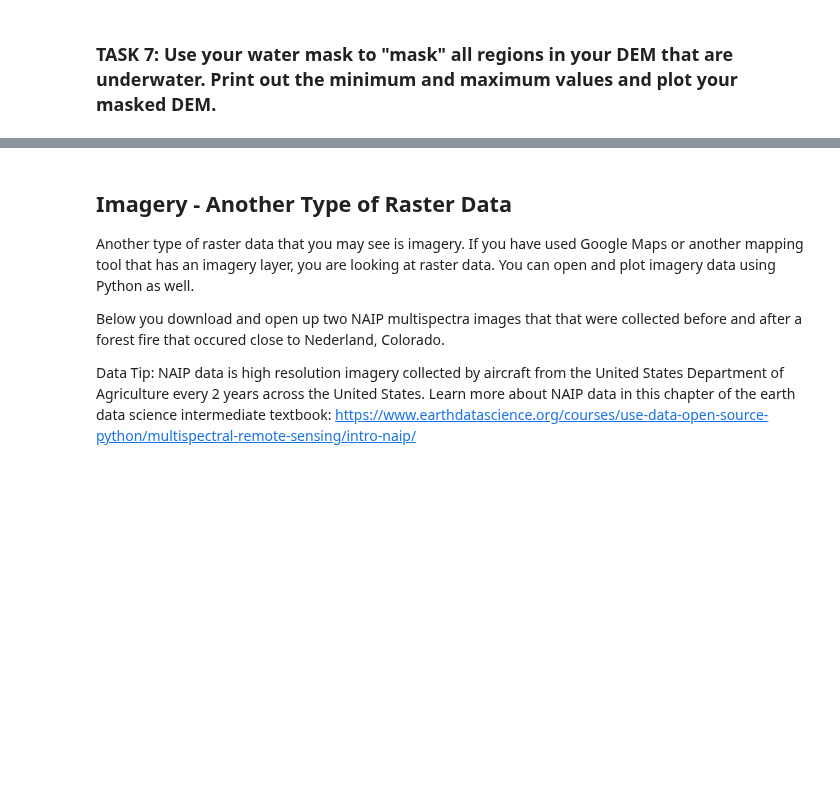
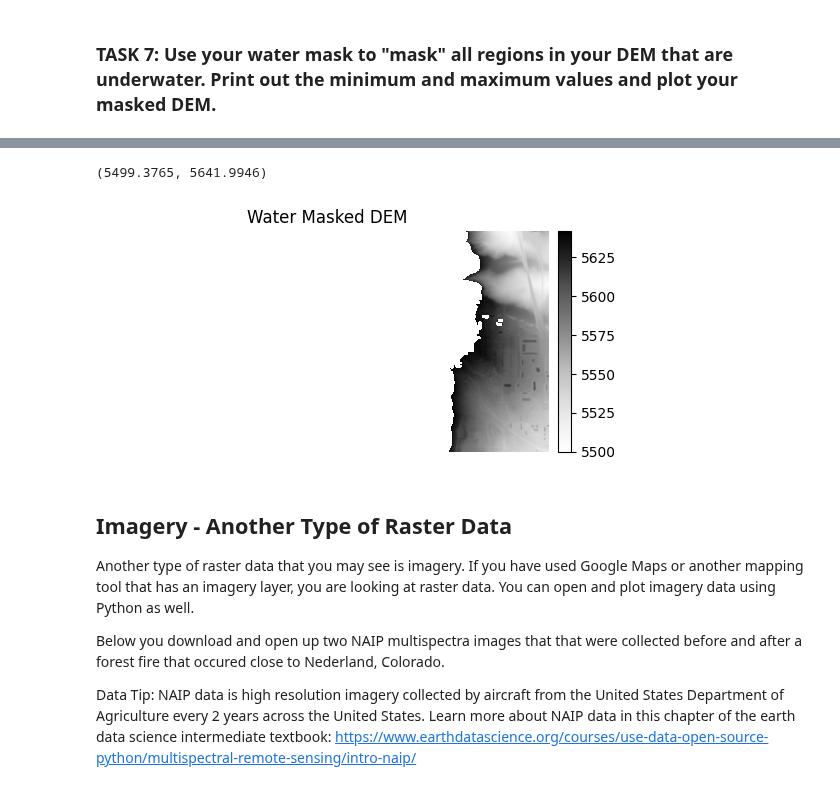
Before and after one commit to LizCarter492/EnvDatSci, a Jupyter notebook: CodeSprints/RasterData101.ipynb, the cells around one changed output, grey strips where cells are left out. Drawn from its saved outputs; the diff is of its cells as text; code cells hidden in the pictures; blank space fills up the shorter version.

```diff
--- a/CodeSprints/RasterData101.ipynb
+++ b/CodeSprints/RasterData101.ipynb
@@ -404,3 +437,4 @@ Often in raster manipulation, we want to use certain criteria to mask out raster
 ### TASK 7: Use your water mask to "mask" all regions in your DEM that are underwater. Print out the minimum and maximum values and plot your masked DEM.
 # %%
 #Task 7 create water_masked_DEM:
+water_masked_DEM = np.ma.masked_where(water_mask == 1, dem_feet_ma)
@@ -407,2 +461,5 @@ Often in raster manipulation, we want to use certain criteria to mask out raster
 # %%
 #Task 7 print min and max:
+water_masked_DEM.min(), water_masked_DEM.max()
+# %% [output]
+(5499.3765, 5641.9946)
@@ -411,3 +466,15 @@ Often in raster manipulation, we want to use certain criteria to mask out raster
+# %%
+#Task 7 plot water_masked_DEM
+fig, ax = plt.subplots(figsize=(6,6))
+ep.plot_bands(water_masked_DEM,
+              cmap='Greys',
+              title="Water Masked DEM",
+              scale=False,
+              ax=ax)
+ax.set_axis_off()
+plt.show()
+# %% [output]
+[figure, added]
 # %% [markdown]
 ## Imagery - Another Type of Raster Data
 Another type of raster data that you may see is imagery. If you have used Google Maps or another mapping tool that has an imagery layer, you are looking at raster data. You can open and plot imagery data using Python as well.
```
Also changed, not shown: parts of 9 cells of this notebook.
